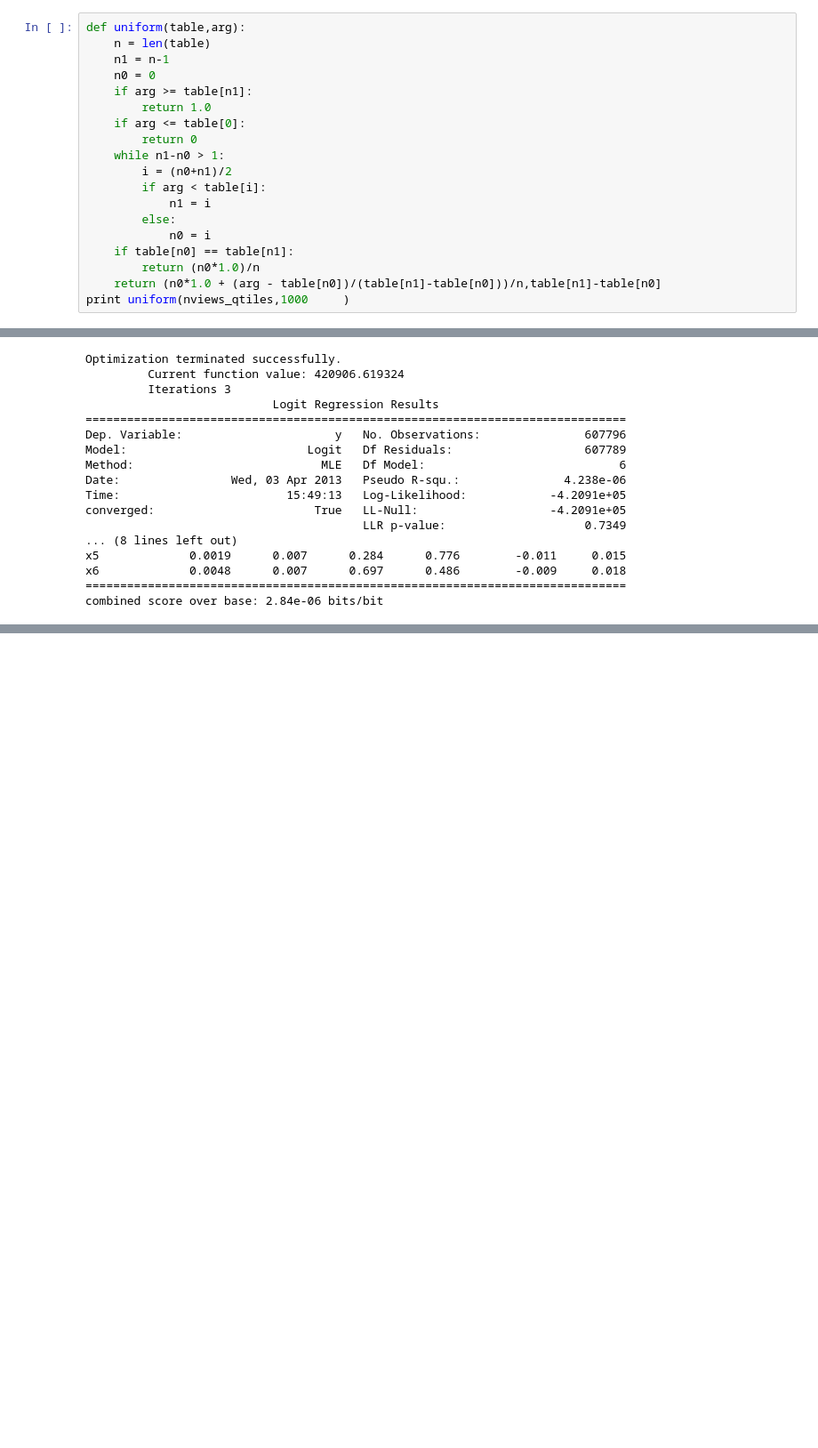
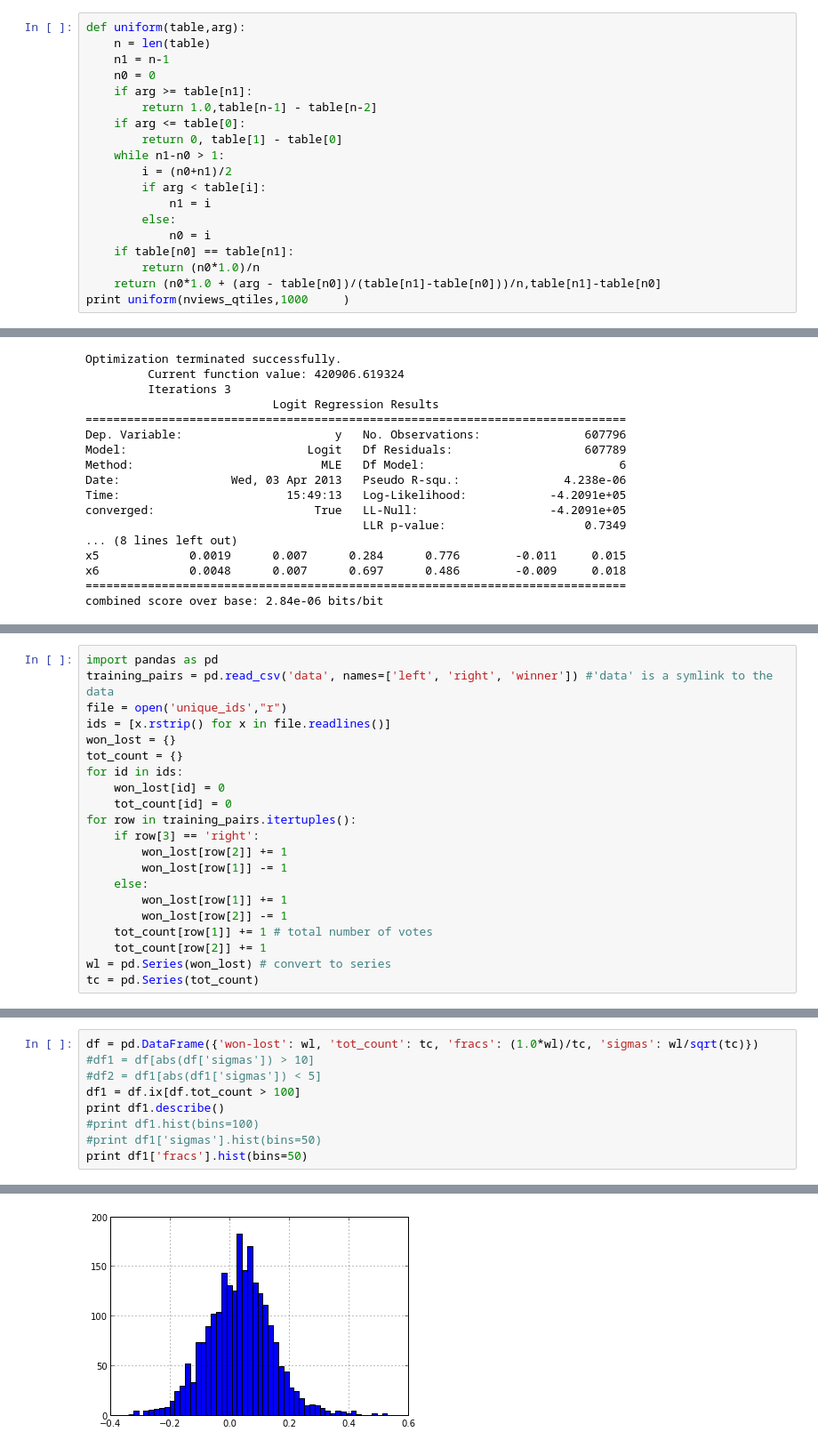
Before and after one commit to dmgoldschmidt/code, a Jupyter notebook: Course_Notes_scratch.ipynb, the cells around one changed output, grey strips where cells are left out. Shown: that part at 89% size. Saved outputs shown, nothing was run; the diff lists cells and outputs as text; blank space fills up the shorter version.

Commit message:
Started to process the comments.  Got scores for the videos so we can weight the comments.  Read in the comments and did a word count

```diff
--- a/Course_Notes_scratch.ipynb
+++ b/Course_Notes_scratch.ipynb
@@ -734,9 +735,9 @@ def uniform(table,arg):
     n1 = n-1
     n0 = 0
     if arg >= table[n1]:
-        return 1.0
+        return 1.0,table[n-1] - table[n-2]
     if arg <= table[0]:
-        return 0
+        return 0, table[1] - table[0]
     while n1-n0 > 1:
         i = (n0+n1)/2
         if arg < table[i]:
@@ -1164,0 +1163,21 @@ This is an excellent time to introduce the subject of text models.
+# %%
+import pandas as pd
+training_pairs = pd.read_csv('data', names=['left', 'right', 'winner']) #'data' is a symlink to the data
+file = open('unique_ids',"r")
+ids = [x.rstrip() for x in file.readlines()]
+won_lost = {}
+tot_count = {}
+for id in ids:
+    won_lost[id] = 0
+    tot_count[id] = 0
+for row in training_pairs.itertuples():
+    if row[3] == 'right':
+        won_lost[row[2]] += 1
+        won_lost[row[1]] -= 1
+    else:
+        won_lost[row[1]] += 1
+        won_lost[row[2]] -= 1
+    tot_count[row[1]] += 1 # total number of votes
+    tot_count[row[2]] += 1
+wl = pd.Series(won_lost) # convert to series
+tc = pd.Series(tot_count)
@@ -1164,0 +1187,10 @@ This is an excellent time to introduce the subject of text models.
+# %%
+df = pd.DataFrame({'won-lost': wl, 'tot_count': tc, 'fracs': (1.0*wl)/tc, 'sigmas': wl/sqrt(tc)})
+#df1 = df[abs(df['sigmas']) > 10]
+#df2 = df1[abs(df1['sigmas']) < 5]
+df1 = df.ix[df.tot_count > 100]
+print df1.describe()
+#print df1.hist(bins=100)
+#print df1['sigmas'].hist(bins=50)
+print df1['fracs'].hist(bins=50)
+# %% [output]
@@ -1164,0 +1207 @@ This is an excellent time to introduce the subject of text models.
+[figure, added]
```
Also changed, not shown: parts of 17 cells of this notebook.
